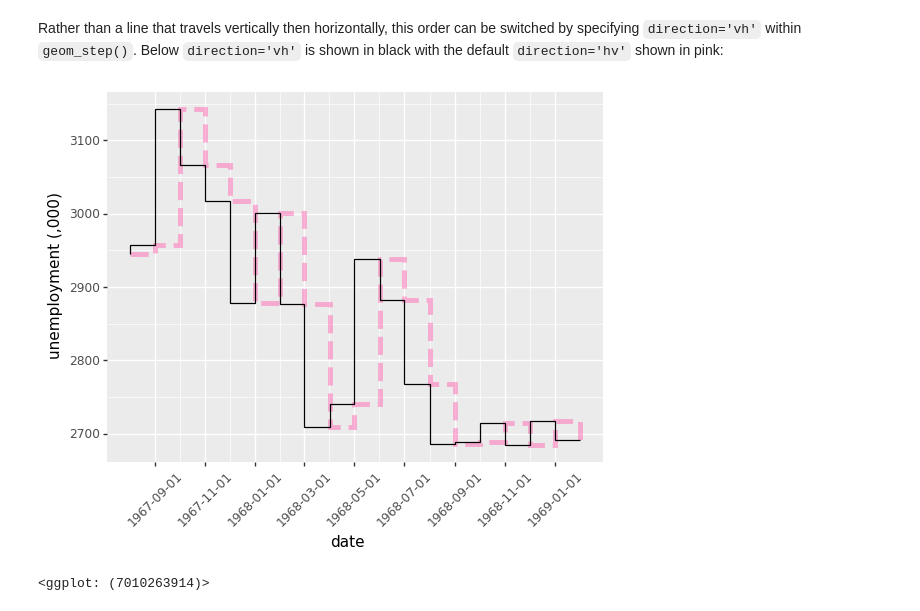
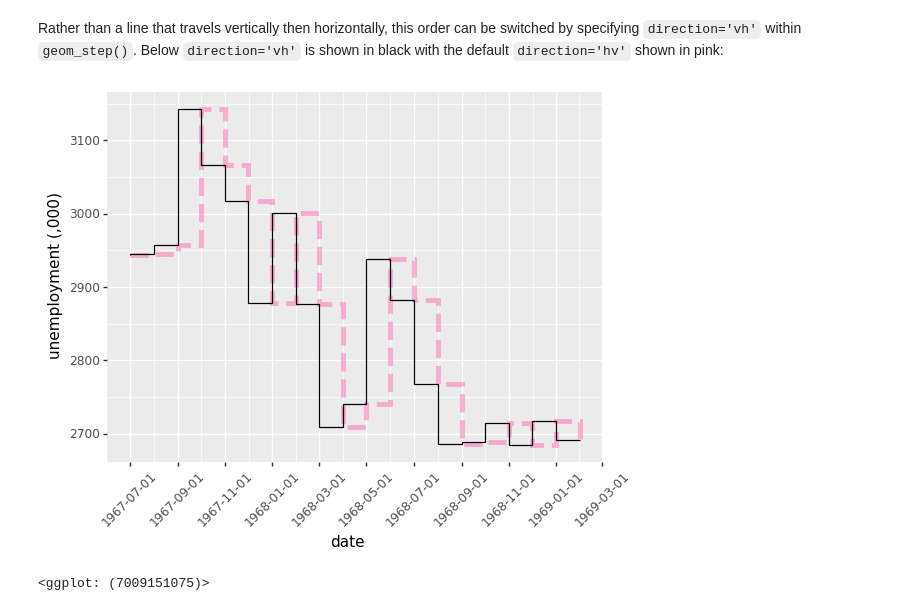
Before and after one commit to has2k1/plotnine-examples, a Jupyter notebook: plotnine_examples/examples/geom_step.ipynb, the cells around one changed output. Cells and saved outputs as stored; diff of their text form; code cells hidden in the pictures.

```diff
--- a/plotnine_examples/examples/geom_step.ipynb
+++ b/plotnine_examples/examples/geom_step.ipynb
@@ -53,16 +53,16 @@ You can see how `geom_path()` (shown in pink) differs from `geom_line()` (black)
 Rather than a line that travels vertically then horizontally, this order can be switched by specifying `direction='vh'` within `geom_step()`. Below `direction='vh'` is shown in black with the default `direction='hv'` shown in pink:
 # %%
 (
-    ggplot(economics.iloc[1:20],
+    ggplot(economics.iloc[:20],
            aes('date', 'unemploy'))
     + geom_step(colour='#ff69b4', # plot geom_path with default direction as the first layer - colour pink
                 linetype='dashed',# line type
                 size=2,           # line thickness
                 alpha=0.5)        # line transparency
     + geom_step(direction='vh')   # plot geom_path with step order reversed
     + labs(x='date', y='unemployment (,000)')
     + theme(axis_text_x=element_text(angle=45))
 )
 # %% [output]
-[figure, old version]
+[figure, new version]
-<ggplot: (7010263914)>
+<ggplot: (7009151075)>
```
Also changed, not shown: parts of 2 cells of this notebook.
